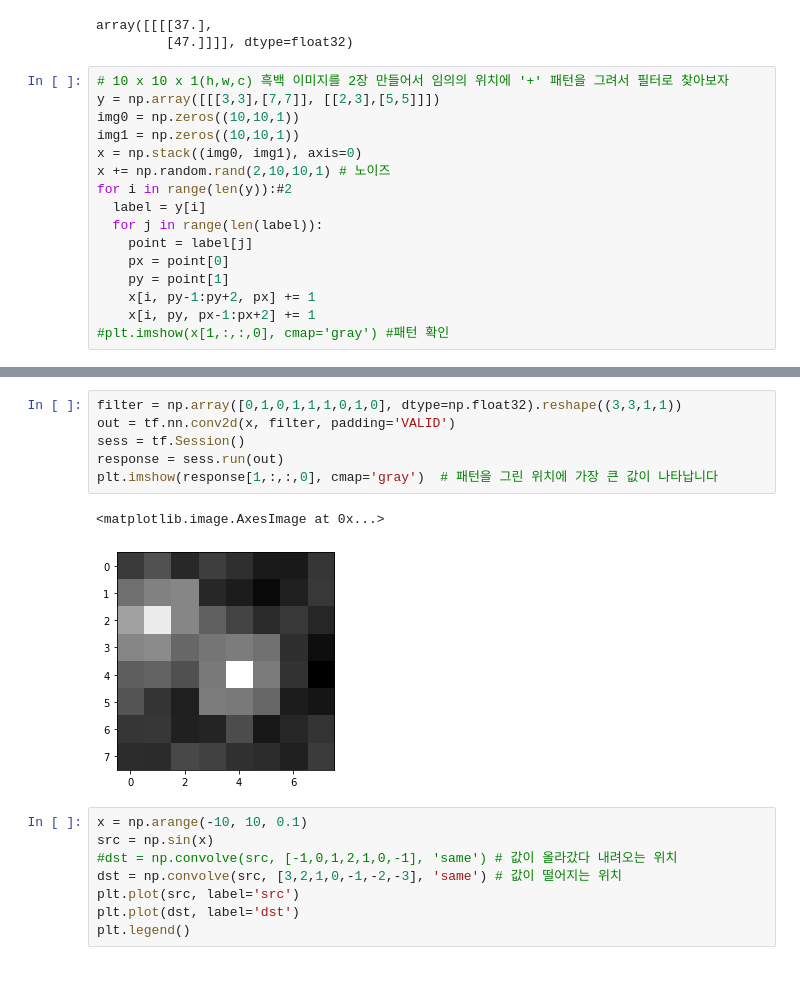
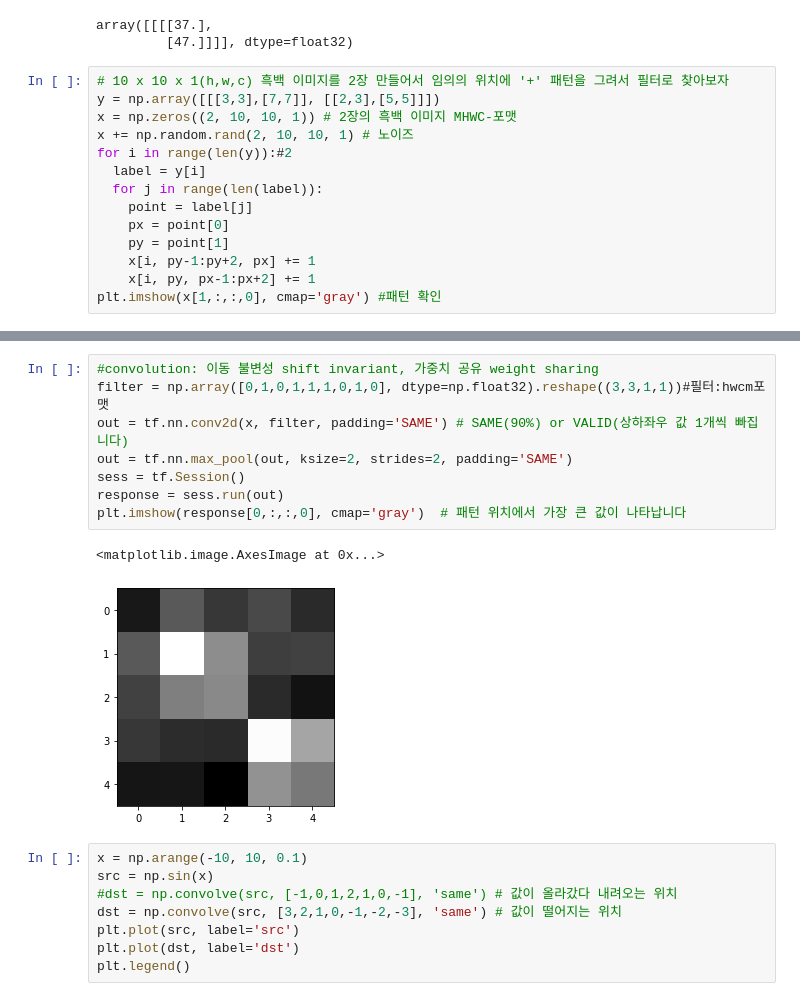
Before and after one commit to sogangori/choongang20, a Jupyter notebook: convolution.ipynb, the cells around one changed output, grey strips where cells are left out. Drawn from its saved outputs; the diff is of its cells as text.

```diff
--- a/convolution.ipynb
+++ b/convolution.ipynb
@@ -21,10 +21,8 @@ array([[[[37.],
 # %%
 # 10 x 10 x 1(h,w,c) 흑백 이미지를 2장 만들어서 임의의 위치에 '+' 패턴을 그려서 필터로 찾아보자
 y = np.array([[[3,3],[7,7]], [[2,3],[5,5]]])
-img0 = np.zeros((10,10,1))
-img1 = np.zeros((10,10,1))
-x = np.stack((img0, img1), axis=0)
-x += np.random.rand(2,10,10,1) # 노이즈
+x = np.zeros((2, 10, 10, 1)) # 2장의 흑백 이미지 MHWC-포맷
+x += np.random.rand(2, 10, 10, 1) # 노이즈
 for i in range(len(y)):#2
   label = y[i]
   for j in range(len(label)):
@@ -33,4 +31,4 @@ for i in range(len(y)):#2
     py = point[1]
     x[i, py-1:py+2, px] += 1
     x[i, py, px-1:px+2] += 1
-#plt.imshow(x[1,:,:,0], cmap='gray') #패턴 확인
+plt.imshow(x[1,:,:,0], cmap='gray') #패턴 확인
@@ -37,12 +38,14 @@ for i in range(len(y)):#2
 # %%
-filter = np.array([0,1,0,1,1,1,0,1,0], dtype=np.float32).reshape((3,3,1,1))
-out = tf.nn.conv2d(x, filter, padding='VALID')
+#convolution: 이동 불변성 shift invariant, 가중치 공유 weight sharing
+filter = np.array([0,1,0,1,1,1,0,1,0], dtype=np.float32).reshape((3,3,1,1))#필터:hwcm포맷
+out = tf.nn.conv2d(x, filter, padding='SAME') # SAME(90%) or VALID(상하좌우 값 1개씩 빠집니다)
+out = tf.nn.max_pool(out, ksize=2, strides=2, padding='SAME')
 sess = tf.Session()
 response = sess.run(out)
-plt.imshow(response[1,:,:,0], cmap='gray')  # 패턴을 그린 위치에 가장 큰 값이 나타납니다
+plt.imshow(response[0,:,:,0], cmap='gray')  # 패턴 위치에서 가장 큰 값이 나타납니다
 # %% [output]
 <matplotlib.image.AxesImage at 0x...>
-[figure, old version]
+[figure, new version]
 # %%
 x = np.arange(-10, 10, 0.1)
 src = np.sin(x)
```
Also changed, not shown: parts of 5 cells of this notebook.
